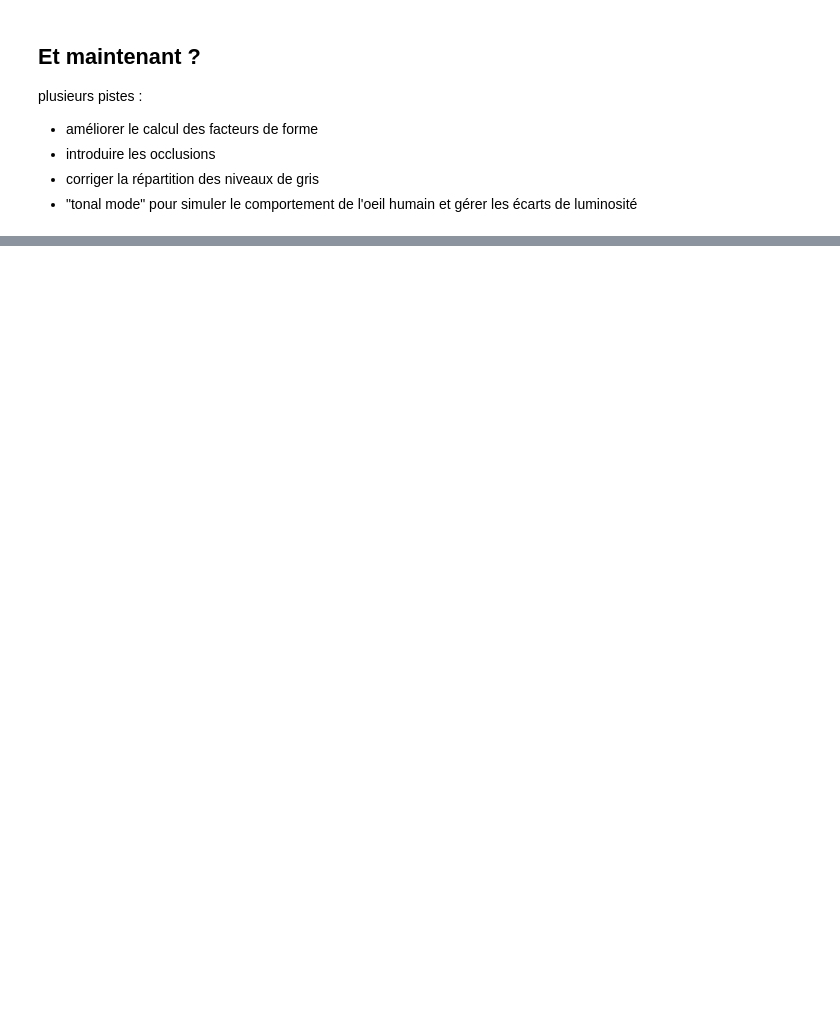
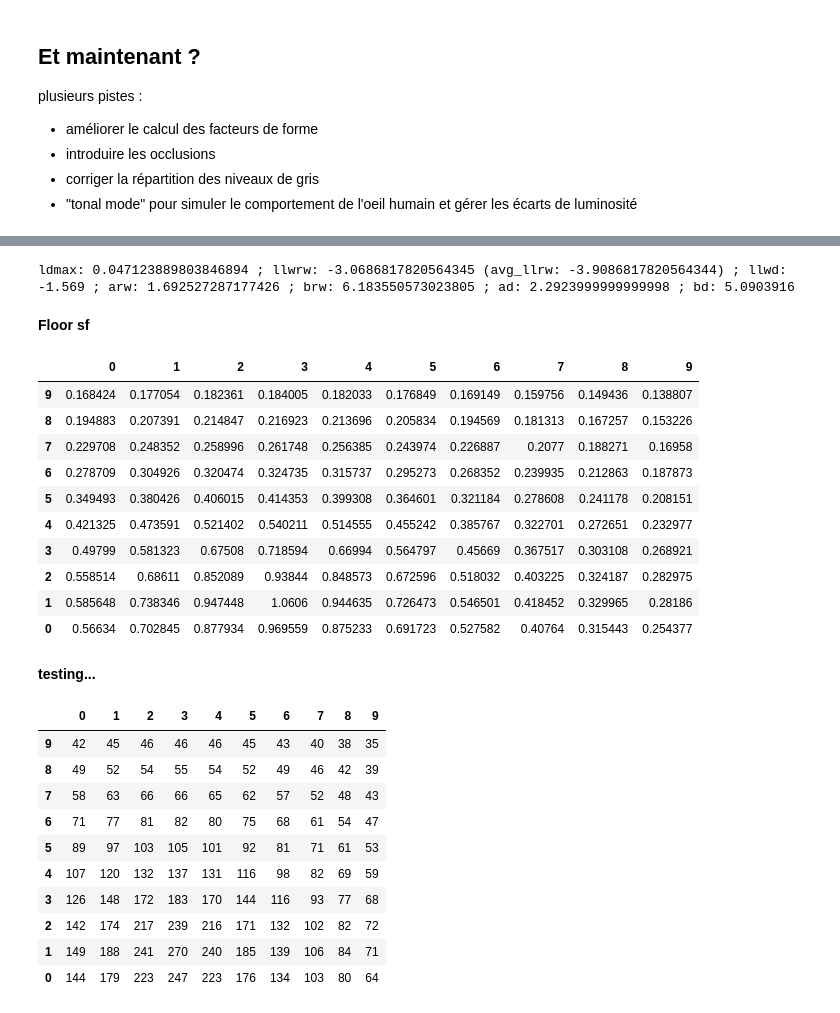
Before and after one commit to hern42/SpaceBanner, a Jupyter notebook: Notebooks/lighting_radiosity.ipynb, the cells around one changed output, grey strips where cells are left out. Cells and saved outputs as stored; diff of their text form; code cells hidden in the pictures; blank space fills up the shorter version.

```diff
--- a/Notebooks/lighting_radiosity.ipynb
+++ b/Notebooks/lighting_radiosity.ipynb
@@ -800,0 +889,80 @@ plusieurs pistes :
+# %%
+# https://smartech.gatech.edu/bitstream/handle/1853/3699/91-13.pdf?sequence=1&isAllowed=y
+# Tone Reproduction for Realistic Computer Generated Images, J.E. Tumblin, H.E. Rushmeier 1991
+gamma = 2.2
+
+avg_llrw = 0.
+count = 0
+for p in mesh.poly:
+    if p.B != 0. and p.rho != -1. :
+        avg_llrw += np.log10(p.B * np.pi / 10000)
+        count += 1
+
+avg_llrw /= count
+llwrw = avg_llrw + 0.84
+
+ldmax = 150.*np.pi / 10000
+
+llwd = -1.569
+
+arw = 0.4*llwrw + 2.92
+brw = -0.4*(llwrw*llwrw) + (-2.584*llwrw) + 2.0208
+
+ad = 0.4*llwd + 2.92
+bd = -0.4*(llwd*llwd) + (-2.584*llwd) + 2.0208
+
+print(f"ldmax: {ldmax} ; llwrw: {llwrw} (avg_llrw: {avg_llrw}) ; llwd: {llwd} ; arw: {arw} ; brw: {brw} ; ad: {ad} ; bd: {bd}")
+
+# Power law
+# np.power( (1/ldmax)* np.power((B_floor[y, x]*np.pi/10000), arw/ad ) * np.power(10., (brw - bd)/ad), 1/gamma)
+#  = k*(B_floor[y, x]*np.pi/10000)^q
+k = np.power((1/ldmax), (1/gamma)) * np.power(10, (((brw - bd)/ad)*(1/gamma)))
+q = (arw/ad) * 1/gamma
+#print(f"k: {k} ; q: {q}")
+#k*np.power(12.5688*np.pi/10000, q)
+
+
+B_floor_sf = np.zeros([HEIGHT, WIDTH])
+for y in range(HEIGHT):
+    for x in range(WIDTH):
+        #n = np.power( (1/ldmax)* np.power((B_floor[y, x]*np.pi/10000), arw/ad ) * np.power(10., (brw - bd)/ad), 1/gamma)
+        n = k*np.power(B_floor[y, x]*np.pi/10000, q)
+        B_floor_sf[y, x] = n
+
+fdisplay(B_floor_sf, f"Floor sf")
+
+
+data = np.copy(B_floor_sf)
+lighting_color = np.zeros([HEIGHT, WIDTH])
+convertRatioToRGB(data)
+fakeDisplay("testing...", True)
+k = np.power((1/ldmax), (1/gamma)) * np.power(10, (((brw - bd)/ad)*(1/gamma)))
+q = (arw/ad) * 1/gamma
+print(f"k: {k} ; q: {q}")
+k*np.power(12.5688*np.pi/10000, q)
+# %% [output]
+ldmax: 0.047123889803846894 ; llwrw: -3.0686817820564345 (avg_llrw: -3.9086817820564344) ; llwd: -1.569 ; arw: 1.692527287177426 ; brw: 6.183550573023805 ; ad: 2.2923999999999998 ; bd: 5.0903916
+Floor sf
+|  | 0 | 1 | 2 | 3 | 4 | 5 | 6 | 7 | 8 | 9 |
+| 9 | 0.168424 | 0.177054 | 0.182361 | 0.184005 | 0.182033 | 0.176849 | 0.169149 | 0.159756 | 0.149436 | 0.138807 |
+| 8 | 0.194883 | 0.207391 | 0.214847 | 0.216923 | 0.213696 | 0.205834 | 0.194569 | 0.181313 | 0.167257 | 0.153226 |
+| 7 | 0.229708 | 0.248352 | 0.258996 | 0.261748 | 0.256385 | 0.243974 | 0.226887 | 0.2077 | 0.188271 | 0.16958 |
+| 6 | 0.278709 | 0.304926 | 0.320474 | 0.324735 | 0.315737 | 0.295273 | 0.268352 | 0.239935 | 0.212863 | 0.187873 |
+| 5 | 0.349493 | 0.380426 | 0.406015 | 0.414353 | 0.399308 | 0.364601 | 0.321184 | 0.278608 | 0.241178 | 0.208151 |
+| 4 | 0.421325 | 0.473591 | 0.521402 | 0.540211 | 0.514555 | 0.455242 | 0.385767 | 0.322701 | 0.272651 | 0.232977 |
+| 3 | 0.49799 | 0.581323 | 0.67508 | 0.718594 | 0.66994 | 0.564797 | 0.45669 | 0.367517 | 0.303108 | 0.268921 |
+| 2 | 0.558514 | 0.68611 | 0.852089 | 0.93844 | 0.848573 | 0.672596 | 0.518032 | 0.403225 | 0.324187 | 0.282975 |
+| 1 | 0.585648 | 0.738346 | 0.947448 | 1.0606 | 0.944635 | 0.726473 | 0.546501 | 0.418452 | 0.329965 | 0.28186 |
+| 0 | 0.56634 | 0.702845 | 0.877934 | 0.969559 | 0.875233 | 0.691723 | 0.527582 | 0.40764 | 0.315443 | 0.254377 |
+testing...
+|  | 0 | 1 | 2 | 3 | 4 | 5 | 6 | 7 | 8 | 9 |
+| 9 | 42 | 45 | 46 | 46 | 46 | 45 | 43 | 40 | 38 | 35 |
+| 8 | 49 | 52 | 54 | 55 | 54 | 52 | 49 | 46 | 42 | 39 |
+| 7 | 58 | 63 | 66 | 66 | 65 | 62 | 57 | 52 | 48 | 43 |
+| 6 | 71 | 77 | 81 | 82 | 80 | 75 | 68 | 61 | 54 | 47 |
+| 5 | 89 | 97 | 103 | 105 | 101 | 92 | 81 | 71 | 61 | 53 |
+| 4 | 107 | 120 | 132 | 137 | 131 | 116 | 98 | 82 | 69 | 59 |
+| 3 | 126 | 148 | 172 | 183 | 170 | 144 | 116 | 93 | 77 | 68 |
+| 2 | 142 | 174 | 217 | 239 | 216 | 171 | 132 | 102 | 82 | 72 |
+| 1 | 149 | 188 | 241 | 270 | 240 | 185 | 139 | 106 | 84 | 71 |
+| 0 | 144 | 179 | 223 | 247 | 223 | 176 | 134 | 103 | 80 | 64 |
```
Also changed, not shown: parts of 23 cells of this notebook.
